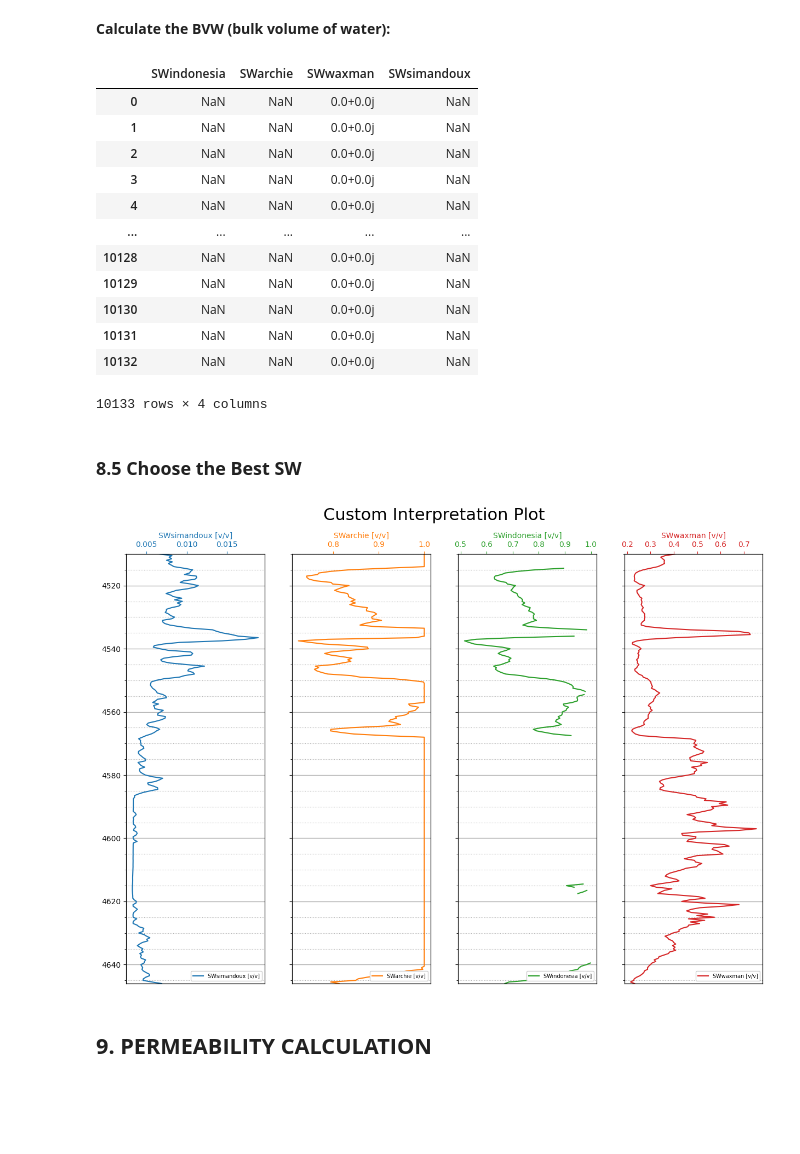
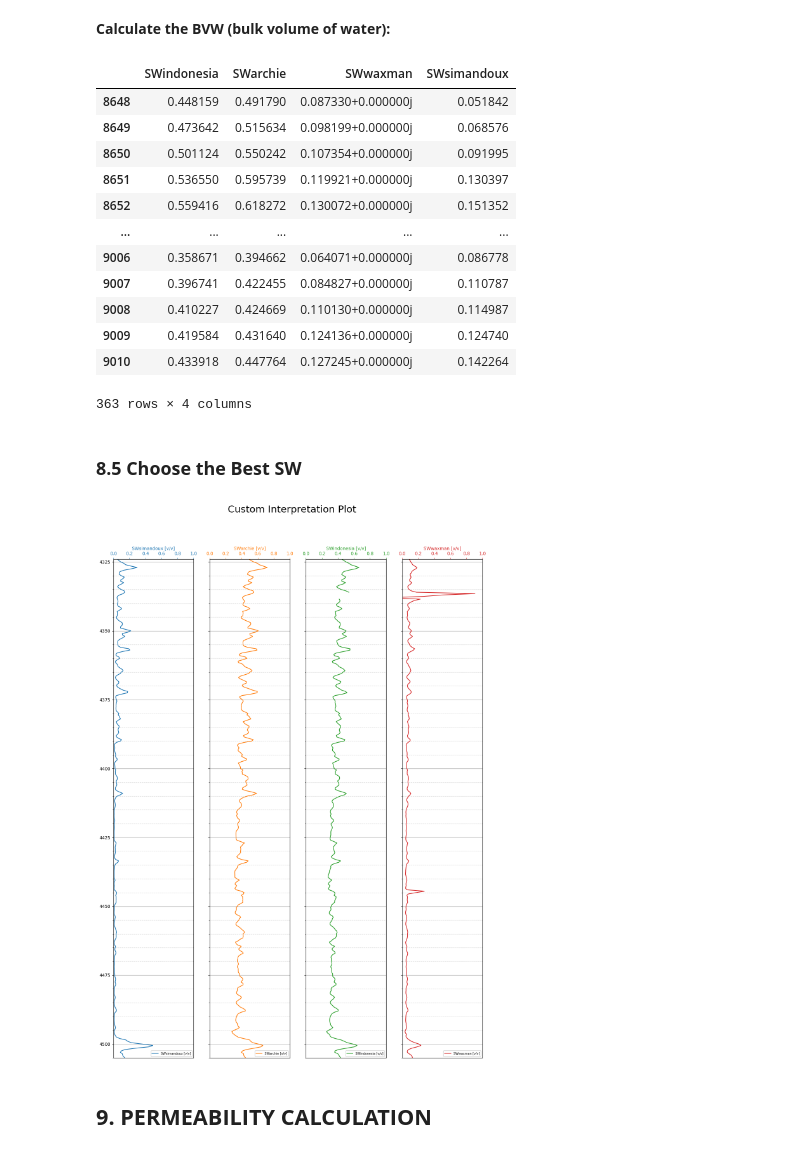
Before and after one commit to ARoyyanF/Basic-WellLog-Interpretation, a Jupyter notebook: notebooks/BWLI_simplified_v2.ipynb, the cells around one changed output. Drawn from its saved outputs; the diff is of its cells as text; code cells hidden in the pictures; blank space fills up the shorter version.

```diff
--- a/notebooks/BWLI_simplified_v2.ipynb
+++ b/notebooks/BWLI_simplified_v2.ipynb
@@ -1205,11 +1233,11 @@ Firstly, it's important to establish the values for the variables: a, m, and n.
 - rwa, water resistivity
 - vcl_limit, volume of clay upper limit for selction of data for graph
 # %%
-a = 0.9
-m = 1
-n = 1.8
+a = 1
+m = 1.79
+n = 1.78
 
-rw_input = 0.06
+rw_input = 0.075
 # %% [markdown]
 #### **8.1.2. Choose the Water Resistivity**
 # %%
@@ -1287,7 +1327,7 @@ T_gradient = (BHT_mid_perf - T_surf) / (mid_perf)  # Fahrenheit/ft
 calculation_data["CEC"] = (
     -47.619 * calculation_data["VCL"] ** 2.0 + 61.429 * calculation_data["VCL"]
 )
-calculation_data["T"] = T_surf + T_gradient * data["DEPT"]
+calculation_data["T"] = T_surf + T_gradient * raw_data["DEPT"]
 # %% [markdown]
 ### **8.3 Poupon-Laveaux (Indonesia) Water Sturation Equation**
 # %%
@@ -1319,7 +1359,7 @@ def sw_indonesia(Rw, Rt, Poro, a, m, n, vcl, rsh):
     invalid_mask = invalid_mask | (denominator == 0)
 
     # Final calculation
-    Sw_indonesia = np.power((1 / Rt) / denominator, 2 / n)
+    Sw_indonesia = np.power(np.sqrt(1 / Rt) / denominator, 2 / n)
 
     # Apply range validation (0 to 1)
     invalid_mask = invalid_mask | (Sw_indonesia < 0) | (Sw_indonesia > 1)
@@ -1343,14 +1411,28 @@ def sw_simandoux(Rw, Rt, Vsh, Poro, a, m, n, Rsh):
 # Start SW calculation routine here:
 
 calculation_data["SWarchie"] = sw_archie(
-    rw_input, data.DR, calculation_data.PHIE, a, m, n
-).clip(0, 1)
+    rw_input, raw_data.DR, calculation_data.PHIE, a, m, n
+)
 calculation_data["SWsimandoux"] = sw_simandoux(
-    rw_input, data.DR, data.VSH, calculation_data.PHI_SIMANDOUX, a, m, n, data.DR
-).clip(0, 1)
+    rw_input,
+    raw_data.DR,
+    raw_data.VSH,
+    calculation_data.PHI_SIMANDOUX,
+    a,
+    m,
+    n,
+    raw_data.DR,
+)
 
 calculation_data["SWindonesia"] = sw_indonesia(
-    rw_input, data.DR, calculation_data.PHIE, a, m, n, calculation_data.VCL, rsh=100
+    rw_input,
+    calculation_data.DR,
+    calculation_data.PHIE,
+    a,
+    m,
+    n,
+    calculation_data.VCL,
+    rsh=10,
 )
 
 calculation_data["SWwaxman"] = calculation_data.apply(
@@ -1358,40 +1440,44 @@ calculation_data["SWwaxman"] = calculation_data.apply(
         rw_input, row["CEC"], a, m, n, row["T"], row["DR"], row["PHIE"]
     ),
     axis=1,
-).clip(0, 1)
+)
 # %% [markdown]
 **Calculate the BVW (bulk volume of water):**
 # %%
 calculation_data["BVW"] = calculation_data["SWarchie"] * calculation_data["PHIE"]
 calculation_data["matrix"] = 1 - calculation_data["VCL"] - calculation_data["PHIE"]
 # %%
-calculation_data[["SWindonesia", "SWarchie", "SWwaxman", "SWsimandoux"]]
+calculation_data[["SWindonesia", "SWarchie", "SWwaxman", "SWsimandoux"]][
+    (calculation_data.DEPT >= 4324) & (calculation_data.DEPT <= 4505)
+]
 # %% [output]
 |  | SWindonesia | SWarchie | SWwaxman | SWsimandoux |
-| 0 | NaN | NaN | 0.0+0.0j | NaN |
-| 1 | NaN | NaN | 0.0+0.0j | NaN |
-| 2 | NaN | NaN | 0.0+0.0j | NaN |
-| 3 | NaN | NaN | 0.0+0.0j | NaN |
-| 4 | NaN | NaN | 0.0+0.0j | NaN |
+| 8648 | 0.448159 | 0.491790 | 0.087330+0.000000j | 0.051842 |
+| 8649 | 0.473642 | 0.515634 | 0.098199+0.000000j | 0.068576 |
+| 8650 | 0.501124 | 0.550242 | 0.107354+0.000000j | 0.091995 |
+| 8651 | 0.536550 | 0.595739 | 0.119921+0.000000j | 0.130397 |
+| 8652 | 0.559416 | 0.618272 | 0.130072+0.000000j | 0.151352 |
 | ... | ... | ... | ... | ... |
-| 10128 | NaN | NaN | 0.0+0.0j | NaN |
-| 10129 | NaN | NaN | 0.0+0.0j | NaN |
-| 10130 | NaN | NaN | 0.0+0.0j | NaN |
-| 10131 | NaN | NaN | 0.0+0.0j | NaN |
-| 10132 | NaN | NaN | 0.0+0.0j | NaN |
+| 9006 | 0.358671 | 0.394662 | 0.064071+0.000000j | 0.086778 |
+| 9007 | 0.396741 | 0.422455 | 0.084827+0.000000j | 0.110787 |
+| 9008 | 0.410227 | 0.424669 | 0.110130+0.000000j | 0.114987 |
+| 9009 | 0.419584 | 0.431640 | 0.124136+0.000000j | 0.124740 |
+| 9010 | 0.433918 | 0.447764 | 0.127245+0.000000j | 0.142264 |
-10133 rows × 4 columns
+363 rows × 4 columns
 # %% [markdown]
 ### **8.5 Choose the Best SW**
 # %%
 custom_interpretation_plot(
     calculation_data,
     depth_start,
     depth_end,
     custom_data=["SWsimandoux", "SWarchie", "SWindonesia", "SWwaxman"],
     units=["v/v", "v/v", "v/v", "v/v"],
+    scales=[(0, 1), (0, 1), (0, 1), (0, 1)],
+    fig_height=20,
 )
 # %% [output]
-[figure, old version]
+[figure, new version]
 # %% [markdown]
 ## **9. PERMEABILITY CALCULATION**
 # %%
```
Also changed, not shown: parts of 31 cells of this notebook, 1 other file.
